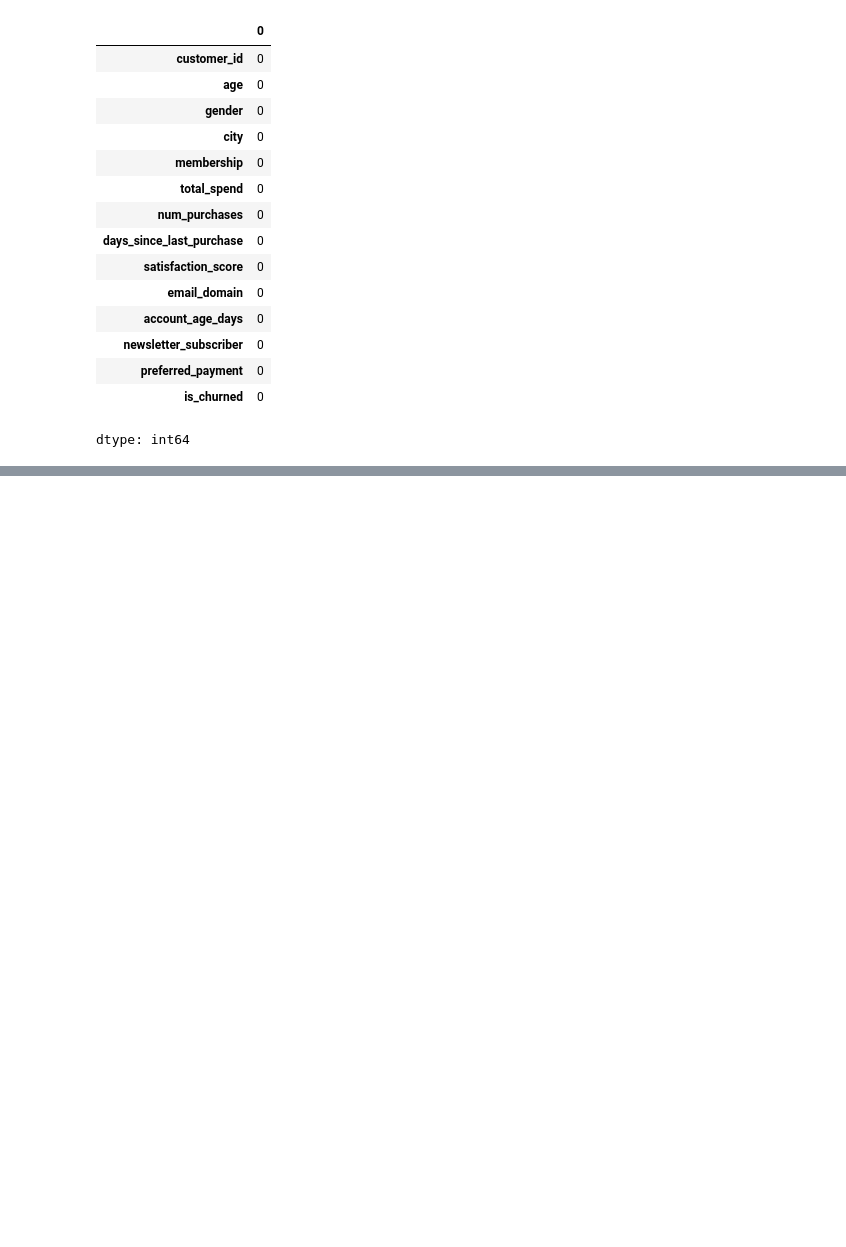
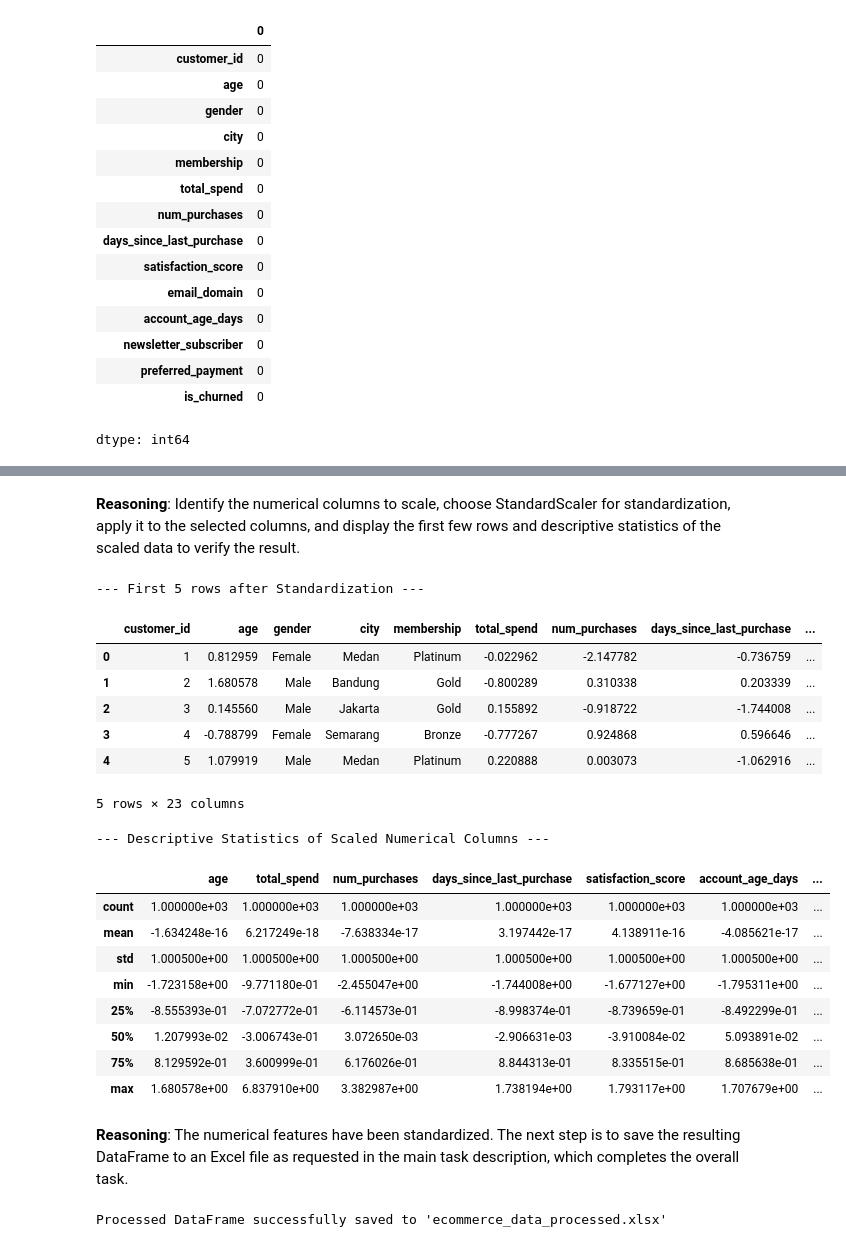
Before and after one commit to Codift05/ColabArchive, a Jupyter notebook: Dataset_PreProcessing.ipynb, the cells around one changed output, grey strips where cells are left out. Drawn from its saved outputs; the diff is of its cells as text; code cells hidden in the pictures; blank space fills up the shorter version.

```diff
--- a/Dataset_PreProcessing.ipynb
+++ b/Dataset_PreProcessing.ipynb
@@ -407,0 +532,16 @@ dtype: int64
+# %%
+# Identify non-ordinal categorical columns (excluding 'gender', 'city', 'membership', which are already handled or will be handled differently)
+# 'customer_id' is an identifier and should not be encoded.
+# 'email_domain', 'preferred_payment' are non-ordinal categorical columns
+categorical_cols_to_encode = ['email_domain', 'preferred_payment']
+
+# Apply One-Hot Encoding using pd.get_dummies()
+ecommerce_df_encoded = pd.get_dummies(ecommerce_df, columns=categorical_cols_to_encode, drop_first=True)
+
+# Display the first few rows of the updated DataFrame
+print("--- First 5 rows after One-Hot Encoding ---")
+display(ecommerce_df_encoded.head())
+
+# Display the columns of the updated DataFrame to confirm changes
+print("\n--- Columns after One-Hot Encoding ---")
+display(ecommerce_df_encoded.columns)
@@ -407,0 +567,61 @@ dtype: int64
+# %% [markdown]
+**Reasoning**:
+Identify the numerical columns to scale, choose StandardScaler for standardization, apply it to the selected columns, and display the first few rows and descriptive statistics of the scaled data to verify the result.
+# %%
+from sklearn.preprocessing import StandardScaler
+
+# Identify numerical columns for scaling. Exclude 'customer_id', binary columns, and engineered categorical columns.
+numerical_cols_to_scale = [
+    'age',
+    'total_spend',
+    'num_purchases',
+    'days_since_last_purchase',
+    'satisfaction_score',
+    'account_age_days',
+    'average_order_value',
+    'spend_per_day_since_last_purchase'
+]
+
+# Initialize the StandardScaler
+scaler = StandardScaler()
+
+# Apply StandardScaler to the selected numerical columns
+# Fit and transform the selected columns
+ecommerce_df_encoded[numerical_cols_to_scale] = scaler.fit_transform(ecommerce_df_encoded[numerical_cols_to_scale])
+
+# Display the first few rows of the scaled DataFrame
+print("--- First 5 rows after Standardization ---")
+display(ecommerce_df_encoded.head())
+
+# Display descriptive statistics for the scaled numerical columns to verify
+print("\n--- Descriptive Statistics of Scaled Numerical Columns ---")
+display(ecommerce_df_encoded[numerical_cols_to_scale].describe())
+# %% [output]
+--- First 5 rows after Standardization ---
+|  | customer_id | age | gender | city | membership | total_spend | num_purchases | days_since_last_purchase | ... |
+| 0 | 1 | 0.812959 | Female | Medan | Platinum | -0.022962 | -2.147782 | -0.736759 | ... |
+| 1 | 2 | 1.680578 | Male | Bandung | Gold | -0.800289 | 0.310338 | 0.203339 | ... |
+| 2 | 3 | 0.145560 | Male | Jakarta | Gold | 0.155892 | -0.918722 | -1.744008 | ... |
+| 3 | 4 | -0.788799 | Female | Semarang | Bronze | -0.777267 | 0.924868 | 0.596646 | ... |
+| 4 | 5 | 1.079919 | Male | Medan | Platinum | 0.220888 | 0.003073 | -1.062916 | ... |
+5 rows × 23 columns
+--- Descriptive Statistics of Scaled Numerical Columns ---
+|  | age | total_spend | num_purchases | days_since_last_purchase | satisfaction_score | account_age_days | ... |
+| count | 1.000000e+03 | 1.000000e+03 | 1.000000e+03 | 1.000000e+03 | 1.000000e+03 | 1.000000e+03 | ... |
+| mean | -1.634248e-16 | 6.217249e-18 | -7.638334e-17 | 3.197442e-17 | 4.138911e-16 | -4.085621e-17 | ... |
+| std | 1.000500e+00 | 1.000500e+00 | 1.000500e+00 | 1.000500e+00 | 1.000500e+00 | 1.000500e+00 | ... |
+| min | -1.723158e+00 | -9.771180e-01 | -2.455047e+00 | -1.744008e+00 | -1.677127e+00 | -1.795311e+00 | ... |
+| 25% | -8.555393e-01 | -7.072772e-01 | -6.114573e-01 | -8.998374e-01 | -8.739659e-01 | -8.492299e-01 | ... |
+| 50% | 1.207993e-02 | -3.006743e-01 | 3.072650e-03 | -2.906631e-03 | -3.910084e-02 | 5.093891e-02 | ... |
+| 75% | 8.129592e-01 | 3.600999e-01 | 6.176026e-01 | 8.844313e-01 | 8.335515e-01 | 8.685638e-01 | ... |
+| max | 1.680578e+00 | 6.837910e+00 | 3.382987e+00 | 1.738194e+00 | 1.793117e+00 | 1.707679e+00 | ... |
+# %% [markdown]
+**Reasoning**:
+The numerical features have been standardized. The next step is to save the resulting DataFrame to an Excel file as requested in the main task description, which completes the overall task.
+# %%
+# Save the resulting DataFrame to an Excel file
+ecommerce_df_encoded.to_excel('ecommerce_data_processed.xlsx', index=False)
+
+print("Processed DataFrame successfully saved to 'ecommerce_data_processed.xlsx'")
+# %% [output]
+Processed DataFrame successfully saved to 'ecommerce_data_processed.xlsx'
```
Also changed, not shown: parts of 31 cells of this notebook.
